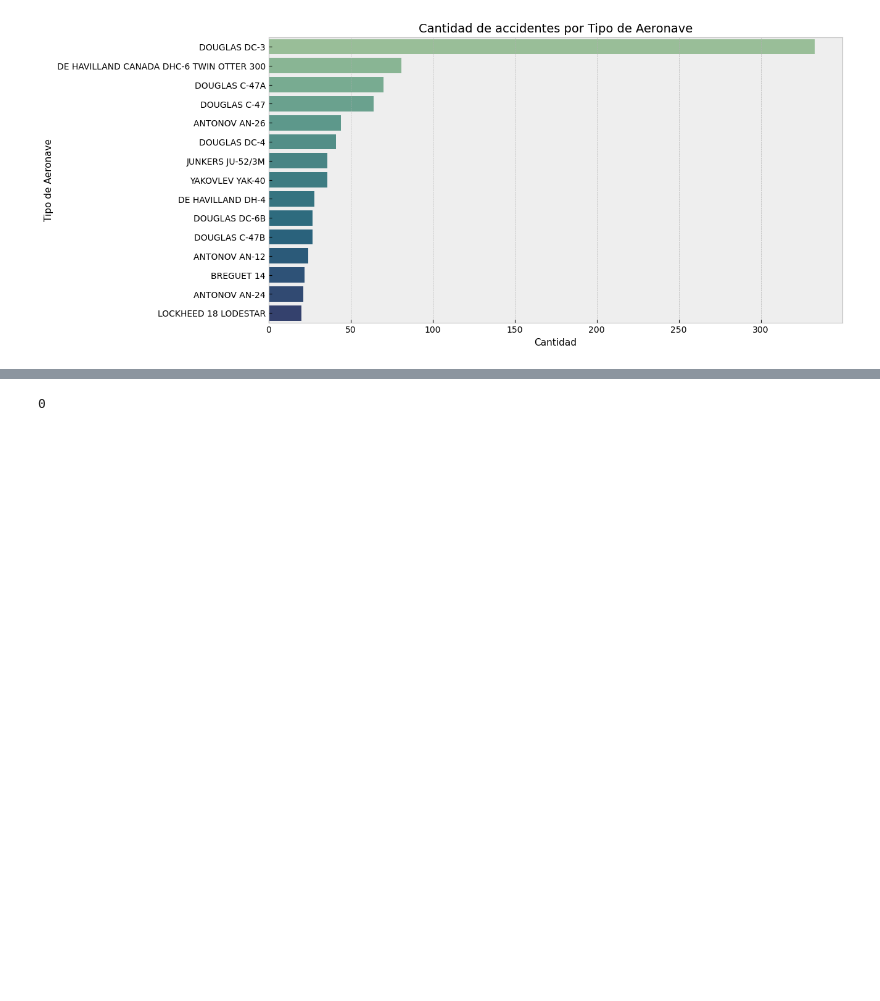
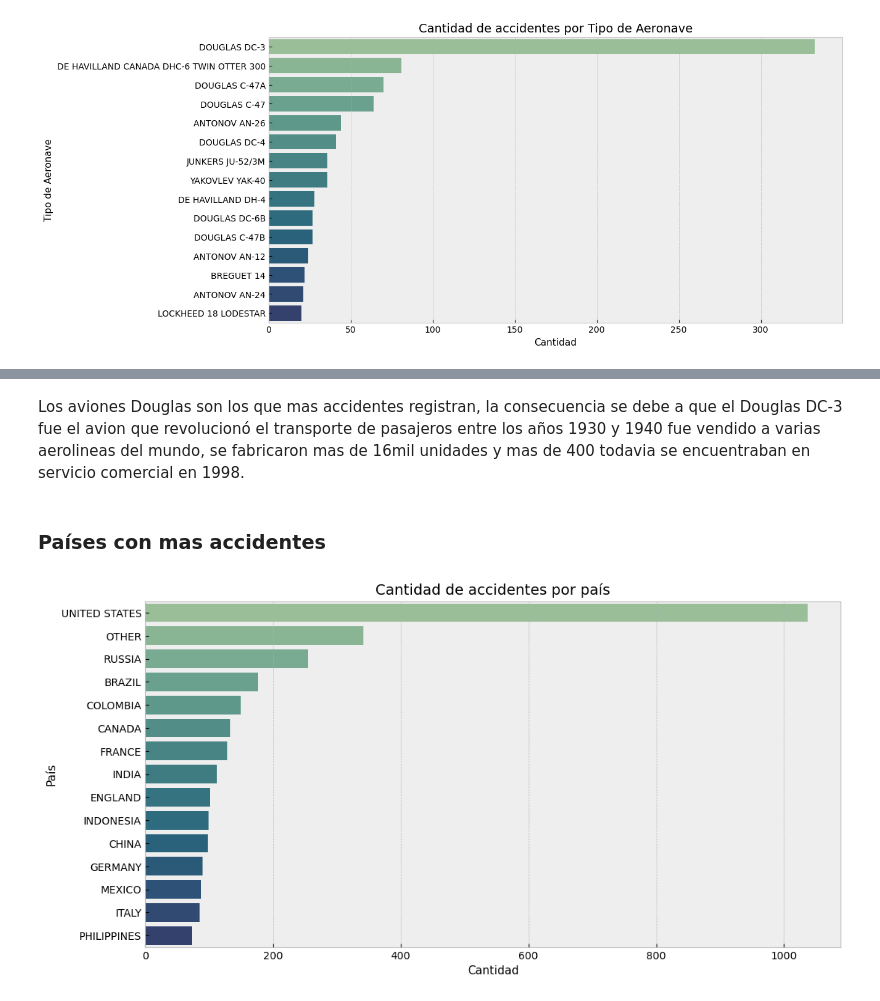
Before and after one commit to sebasdines/PI_DA_accidente_aviones, a Jupyter notebook: accidentes.ipynb, the cells around one changed output, grey strips where cells are left out. Drawn from its saved outputs; the diff is of its cells as text; code cells hidden in the pictures; blank space fills up the shorter version.

```diff
--- a/accidentes.ipynb
+++ b/accidentes.ipynb
@@ -170,0 +226,2 @@ df['Date'] = pd.to_datetime(df['Date'])
+# %%
+df['Location'] = df['Location'].astype(str)
@@ -170,0 +231,15 @@ df['Date'] = pd.to_datetime(df['Date'])
+# %%
+# Muchos valores de la columna location corresponden a estados de EEUU,
+# Creo una lista con los estados
+states_usa = [
+    "Alabama", "Alaska", "Arizona", "Arkansas", "California", "Colorado", "Connecticut", "Delaware", "Florida",
+    "Georgia", "Hawaii", "Idaho", "Illinois", "Indiana", "Iowa", "Kansas", "Kentucky", "Louisiana", "Maine",
+    "Maryland", "Massachusetts", "Michigan", "Minnesota", "Mississippi", "Missouri", "Montana", "Nebraska",
+    "Nevada", "New Hampshire", "New Jersey", "New Mexico", "New York", "North Carolina", "North Dakota", "Ohio",
+    "Oklahoma", "Oregon", "Pennsylvania", "Rhode Island", "South Carolina", "South Dakota", "Tennessee", "Texas",
+    "Utah", "Vermont", "Virginia", "Washington", "West Virginia", "Wisconsin", "Wyoming"
+]
+# %%
+# Si en la columna Location contiene un elemento de la ista states_usa,
+# reemplazo el valor other
+df.loc[df['Location'].str.contains('|'.join(states_usa), case=False, na=False), 'Country'] = 'United States'
@@ -390,17 +477,3 @@ plt.title('Cantidad de accidentes por Tipo de Aeronave', loc='Center', fontsize=
 plt.show()
 # %% [output]
 [figure]
-# %%
-Data = df.copy()
-Data.Type = Data.Type.str.upper()
-
-douglas = Data['Type'].str.contains('DOUGLAS').sum()
-antonov = Data['Type'].str.contains('ANTONOV').sum()
-total = Data['Type'].count()
-
-y = np.array([douglas,antonov, total])
-mylabels = ['Douglas', 'Antonov', 'Total']
-sns.set_palette('tab10')
-plt.figure(figsize=(5,4))
-plt.title('Crew')
-plt.pie(y, labels = mylabels)
@@ -442,4 +480,20 @@ total = douglas + antonov
-# %%
-douglas
-# %% [output]
-0
+# %% [markdown]
+Los aviones Douglas son los que mas accidentes registran, la consecuencia se debe a que el Douglas DC-3 fue el avion que revolucionó el transporte de pasajeros entre los años 1930 y 1940 fue vendido a varias aerolineas del mundo, se fabricaron mas de 16mil unidades y mas de 400 todavia se encuentraban en servicio comercial en 1998.
+# %% [markdown]
+### Países con mas accidentes
+# %%
+Data1 = df.copy()
+Data1.Country = Data1.Country.str.upper()
+
+total_Country = Data1.groupby('Country')[['Country']].count()
+total_Country = total_Country.rename(columns={'Country': 'Count'})
+total_Country = total_Country.sort_values(by='Count', ascending=False).head(15)
+
+plt.figure(figsize=(12,6))
+sns.barplot(x=total_Country['Count'], y=total_Country.index, palette='crest', orient='h')
+plt.xlabel('Cantidad', fontsize=11)
+plt.ylabel('País', fontsize=11)
+plt.title('Cantidad de accidentes por país', loc='Center', fontsize=14)
+plt.show()
+# %% [output]
+[figure, added]
```
Also changed, not shown: parts of 12 cells of this notebook, 4 other files.
